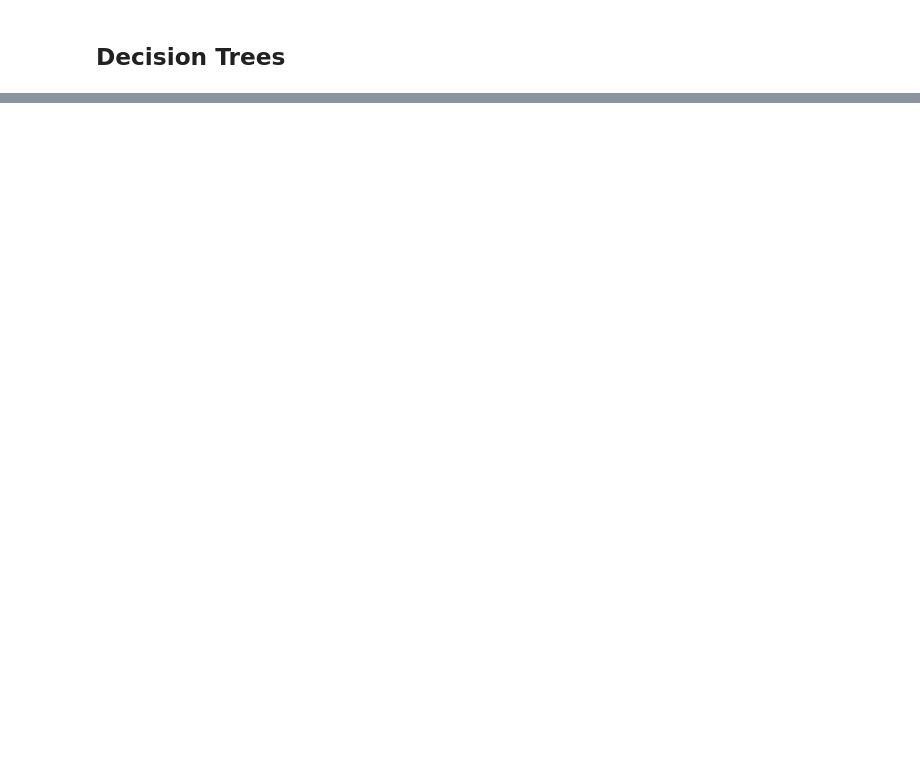
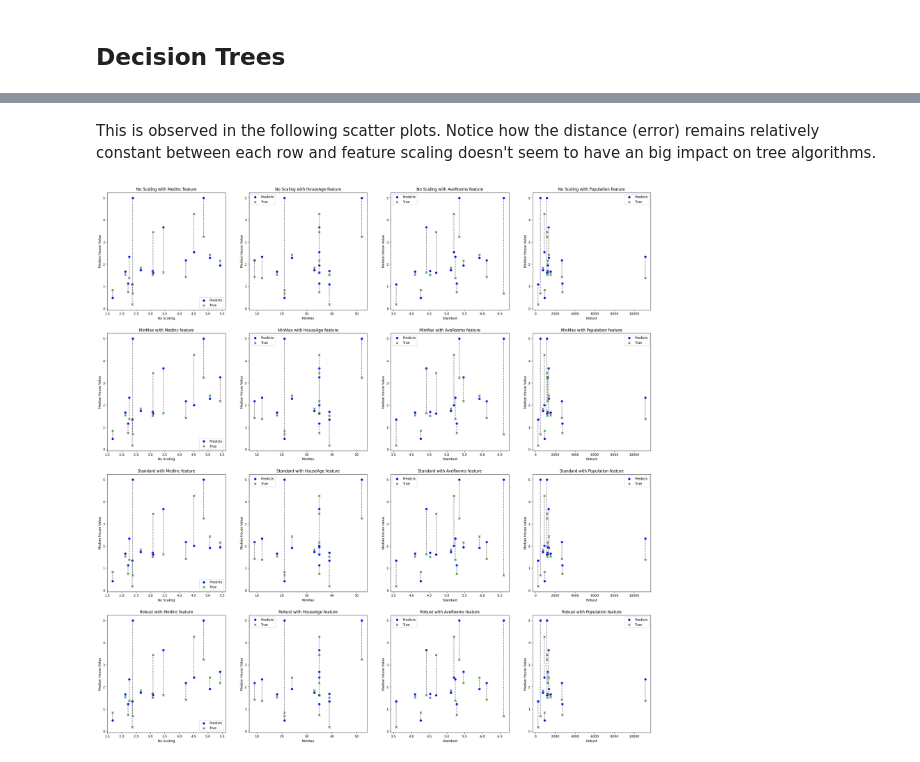
Before and after one commit to TerryTian21/PyTorch-Practice, a Jupyter notebook: Tutorials/Feauture_Scaling.ipynb, the cells around one changed output, grey strips where cells are left out. Cells and saved outputs as stored; diff of their text form; code cells hidden in the pictures; blank space fills up the shorter version.

```diff
--- a/Tutorials/Feauture_Scaling.ipynb
+++ b/Tutorials/Feauture_Scaling.ipynb
@@ -282,2 +323,17 @@ plot_results(prediction_results)
 # %% [markdown]
 ## Decision Trees
+# %%
+tree_performance = []
+tree_predictions = []
+
+tree.fit(X_train, y_train)
+y_preds = tree.predict(X_test)
+tree_predictions.append(y_preds)
+tree_performance.append(np.sqrt(mean_squared_error(y_test, y_preds)))
+
+for scaler in scalers:
+  pipe = make_pipeline(scaler, tree)
+  pipe.fit(X_train, y_train)
+  y_pred = pipe.predict(X_test)
+  tree_predictions.append(y_pred)
+  tree_performance.append(np.sqrt(mean_squared_error(y_test, y_pred)))
@@ -283,0 +351,6 @@ plot_results(prediction_results)
+# %% [markdown]
+This is observed in the following scatter plots. Notice how the distance (error) remains relatively constant between each row and feature scaling doesn't seem to have an big impact on tree algorithms.
+# %%
+plot_results(tree_predictions)
+# %% [output]
+[figure, added]
```
Also changed, not shown: parts of 12 cells of this notebook.
